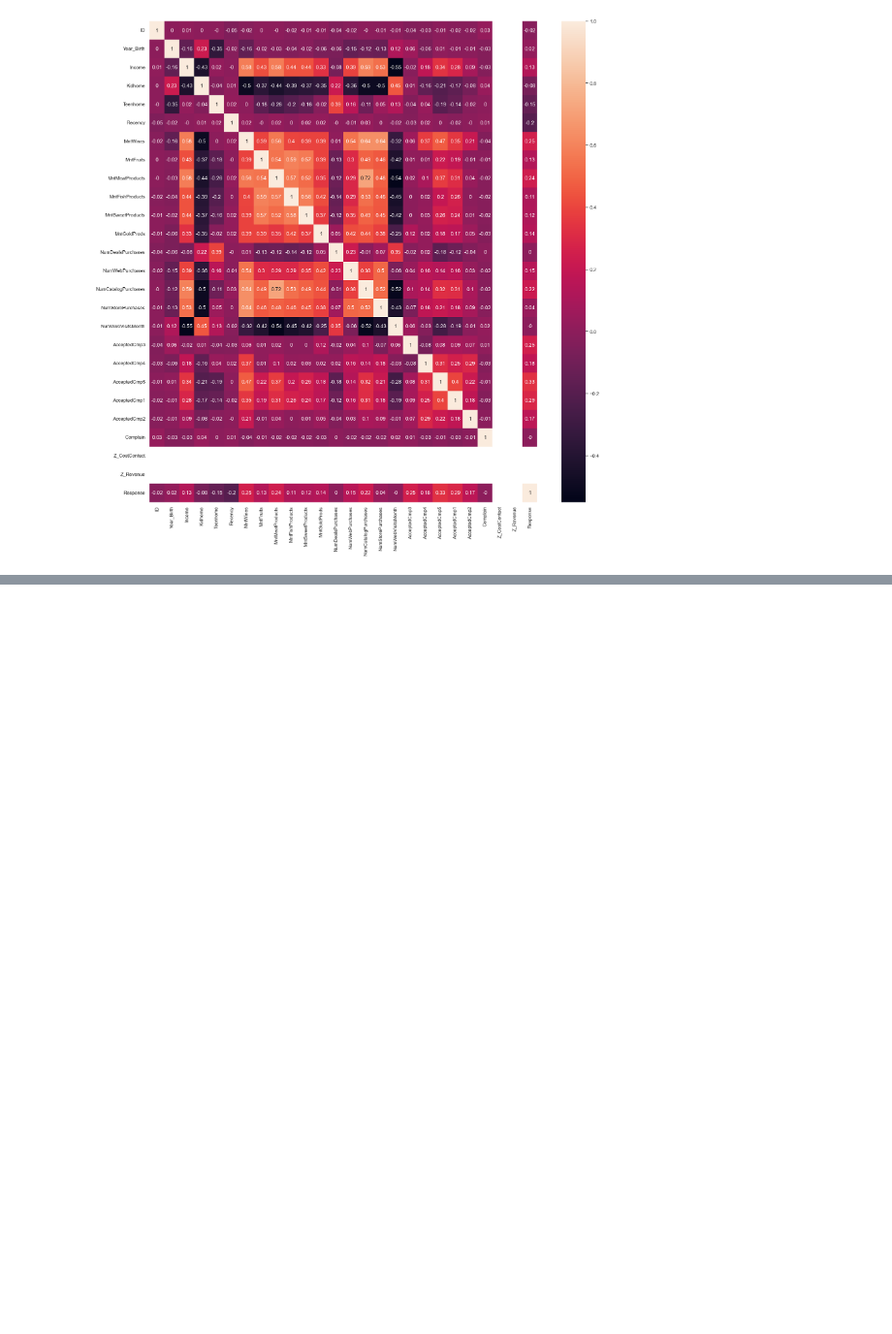
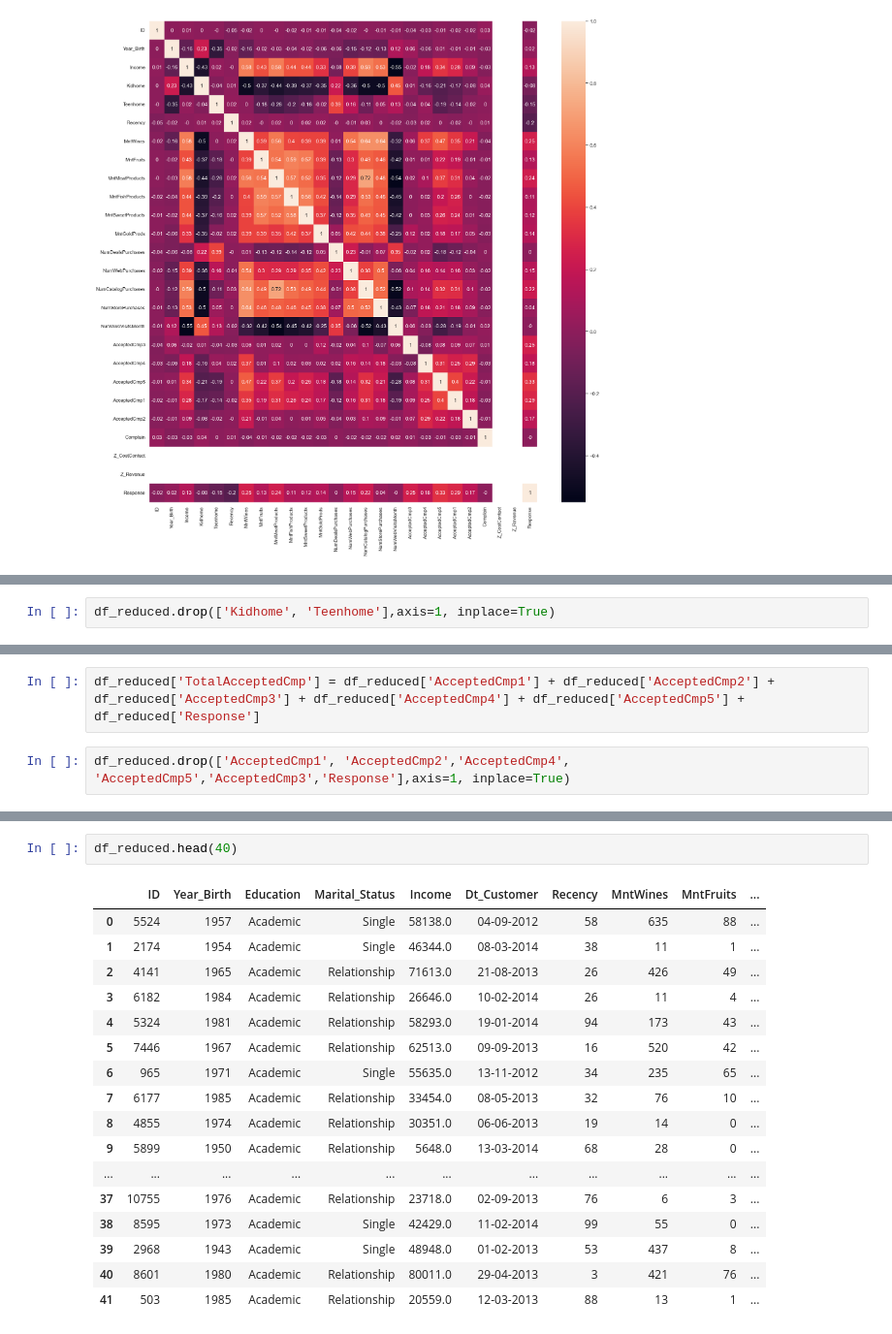
Before and after one commit to StevanGrujic/ML_Projekat2, a Jupyter notebook: Projekat 2.ipynb, the cells around one changed output, grey strips where cells are left out. Shown at 97% size. Saved outputs shown, nothing was run; the diff lists cells and outputs as text; blank space fills up the shorter version.

```diff
--- a/Projekat 2.ipynb
+++ b/Projekat 2.ipynb
@@ -139,0 +276,2 @@ sns.heatmap(data=df_corr, annot=True, ax=ax);
+# %%
+df_reduced.drop(['Kidhome', 'Teenhome'],axis=1, inplace=True)
@@ -139,0 +320,4 @@ sns.heatmap(data=df_corr, annot=True, ax=ax);
+# %%
+df_reduced['TotalAcceptedCmp'] = df_reduced['AcceptedCmp1'] + df_reduced['AcceptedCmp2'] + df_reduced['AcceptedCmp3'] + df_reduced['AcceptedCmp4'] + df_reduced['AcceptedCmp5'] + df_reduced['Response']
+# %%
+df_reduced.drop(['AcceptedCmp1', 'AcceptedCmp2','AcceptedCmp4', 'AcceptedCmp5','AcceptedCmp3','Response'],axis=1, inplace=True)
@@ -139,0 +334,20 @@ sns.heatmap(data=df_corr, annot=True, ax=ax);
+# %%
+df_reduced.head(40)
+# %% [output]
+|  | ID | Year_Birth | Education | Marital_Status | Income | Dt_Customer | Recency | MntWines | MntFruits | ... |
+| 0 | 5524 | 1957 | Academic | Single | 58138.0 | 04-09-2012 | 58 | 635 | 88 | ... |
+| 1 | 2174 | 1954 | Academic | Single | 46344.0 | 08-03-2014 | 38 | 11 | 1 | ... |
+| 2 | 4141 | 1965 | Academic | Relationship | 71613.0 | 21-08-2013 | 26 | 426 | 49 | ... |
+| 3 | 6182 | 1984 | Academic | Relationship | 26646.0 | 10-02-2014 | 26 | 11 | 4 | ... |
+| 4 | 5324 | 1981 | Academic | Relationship | 58293.0 | 19-01-2014 | 94 | 173 | 43 | ... |
+| 5 | 7446 | 1967 | Academic | Relationship | 62513.0 | 09-09-2013 | 16 | 520 | 42 | ... |
+| 6 | 965 | 1971 | Academic | Single | 55635.0 | 13-11-2012 | 34 | 235 | 65 | ... |
+| 7 | 6177 | 1985 | Academic | Relationship | 33454.0 | 08-05-2013 | 32 | 76 | 10 | ... |
+| 8 | 4855 | 1974 | Academic | Relationship | 30351.0 | 06-06-2013 | 19 | 14 | 0 | ... |
+| 9 | 5899 | 1950 | Academic | Relationship | 5648.0 | 13-03-2014 | 68 | 28 | 0 | ... |
+| ... | ... | ... | ... | ... | ... | ... | ... | ... | ... | ... |
+| 37 | 10755 | 1976 | Academic | Relationship | 23718.0 | 02-09-2013 | 76 | 6 | 3 | ... |
+| 38 | 8595 | 1973 | Academic | Single | 42429.0 | 11-02-2014 | 99 | 55 | 0 | ... |
+| 39 | 2968 | 1943 | Academic | Single | 48948.0 | 01-02-2013 | 53 | 437 | 8 | ... |
+| 40 | 8601 | 1980 | Academic | Relationship | 80011.0 | 29-04-2013 | 3 | 421 | 76 | ... |
+| 41 | 503 | 1985 | Academic | Relationship | 20559.0 | 12-03-2013 | 88 | 13 | 1 | ... |
```
Also changed, not shown: parts of 31 cells of this notebook.
